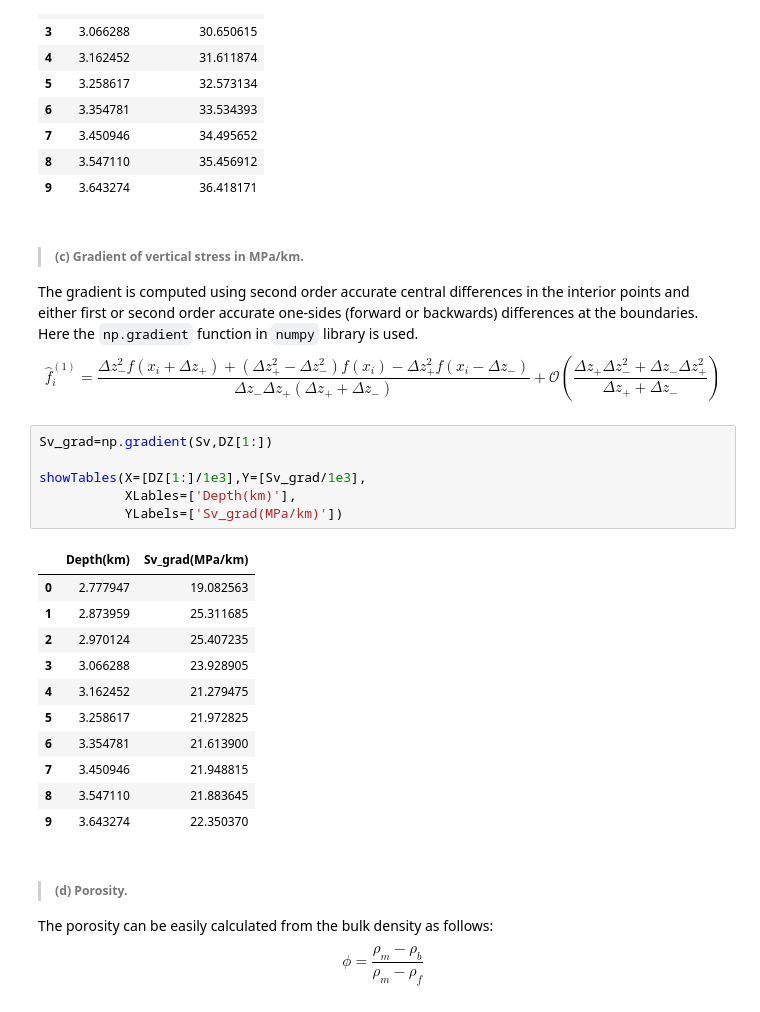
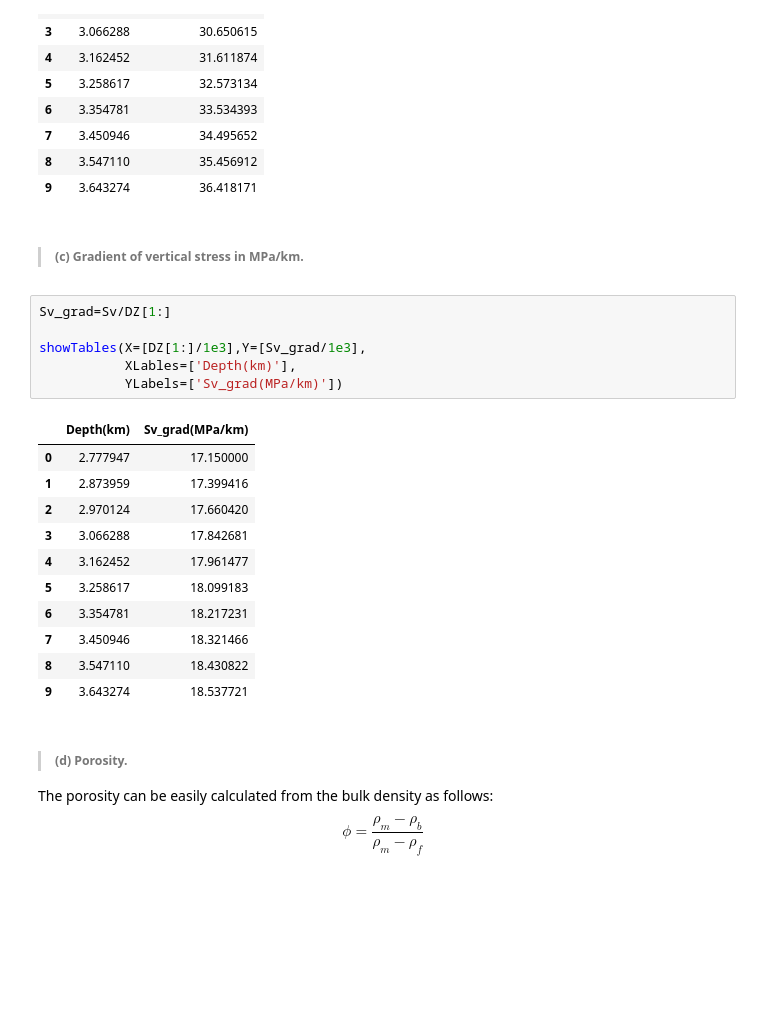
Before and after one commit to BinWang0213/Course-PETE4241_19SP_ProjectCode, a Jupyter notebook: RawCode/Bwang/HW1/HW1_Volve.ipynb, the cells around one changed output. Saved outputs shown, nothing was run; the diff lists cells and outputs as text; blank space fills up the shorter version.

```diff
--- a/RawCode/Bwang/HW1/HW1_Volve.ipynb
+++ b/RawCode/Bwang/HW1/HW1_Volve.ipynb
@@ -81,28 +81,26 @@ showTables(X=[DZ[1:]/1e3],Y=[p_pore[1:]/1e6],
 | 7 | 3.450946 | 34.495652 |
 | 8 | 3.547110 | 35.456912 |
 | 9 | 3.643274 | 36.418171 |
-# %% [markdown]
-> ##### (c) Gradient of vertical stress in MPa/km.
-The gradient is computed using second order accurate central differences in the interior points and either first or second order accurate one-sides (forward or backwards) differences at the boundaries. Here the `np.gradient` function in `numpy` library is used.
-$$ \hat f_{i}^{(1)} = \frac{ \Delta z_{-}^{2}f\left(x_{i} + \Delta z_{+}\right) + \left(\Delta z_{+}^{2} - \Delta z_{-}^{2}\right)f\left(x_{i}\right) - \Delta z_{+}^{2}f\left(x_{i}-\Delta z_{-}\right)} { \Delta z_{-}\Delta z_{+}\left(\Delta z_{+} + \Delta z_{-}\right)} + \mathcal{O}\left(\frac{\Delta z_{+}\Delta z_{-}^{2} + \Delta z_{-}\Delta z_{+}^{2}}{\Delta z_{+} + \Delta z_{-}}\right)$$
+# %% [markdown]
+> ##### (c) Gradient of vertical stress in MPa/km.
 # %%
-Sv_grad=np.gradient(Sv,DZ[1:])
+Sv_grad=Sv/DZ[1:]
 
 showTables(X=[DZ[1:]/1e3],Y=[Sv_grad/1e3],
            XLables=['Depth(km)'],
            YLabels=['Sv_grad(MPa/km)'])
 # %% [output]
 |  | Depth(km) | Sv_grad(MPa/km) |
-| 0 | 2.777947 | 19.082563 |
-| 1 | 2.873959 | 25.311685 |
-| 2 | 2.970124 | 25.407235 |
-| 3 | 3.066288 | 23.928905 |
-| 4 | 3.162452 | 21.279475 |
-| 5 | 3.258617 | 21.972825 |
-| 6 | 3.354781 | 21.613900 |
-| 7 | 3.450946 | 21.948815 |
-| 8 | 3.547110 | 21.883645 |
-| 9 | 3.643274 | 22.350370 |
+| 0 | 2.777947 | 17.150000 |
+| 1 | 2.873959 | 17.399416 |
+| 2 | 2.970124 | 17.660420 |
+| 3 | 3.066288 | 17.842681 |
+| 4 | 3.162452 | 17.961477 |
+| 5 | 3.258617 | 18.099183 |
+| 6 | 3.354781 | 18.217231 |
+| 7 | 3.450946 | 18.321466 |
+| 8 | 3.547110 | 18.430822 |
+| 9 | 3.643274 | 18.537721 |
 # %% [markdown]
 > ##### (d) Porosity.
 The porosity can be easily calculated from the bulk density as follows:
```
Also changed, not shown: parts of 1 cell of this notebook, 3 other files.
